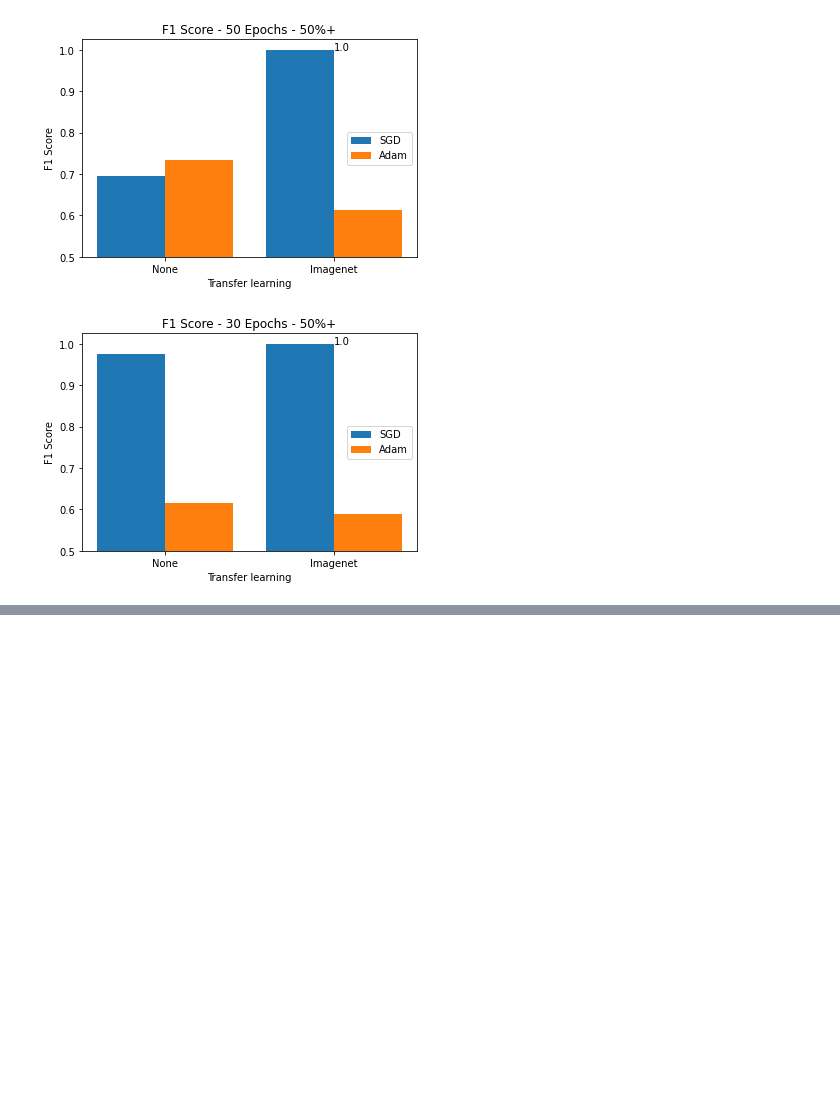
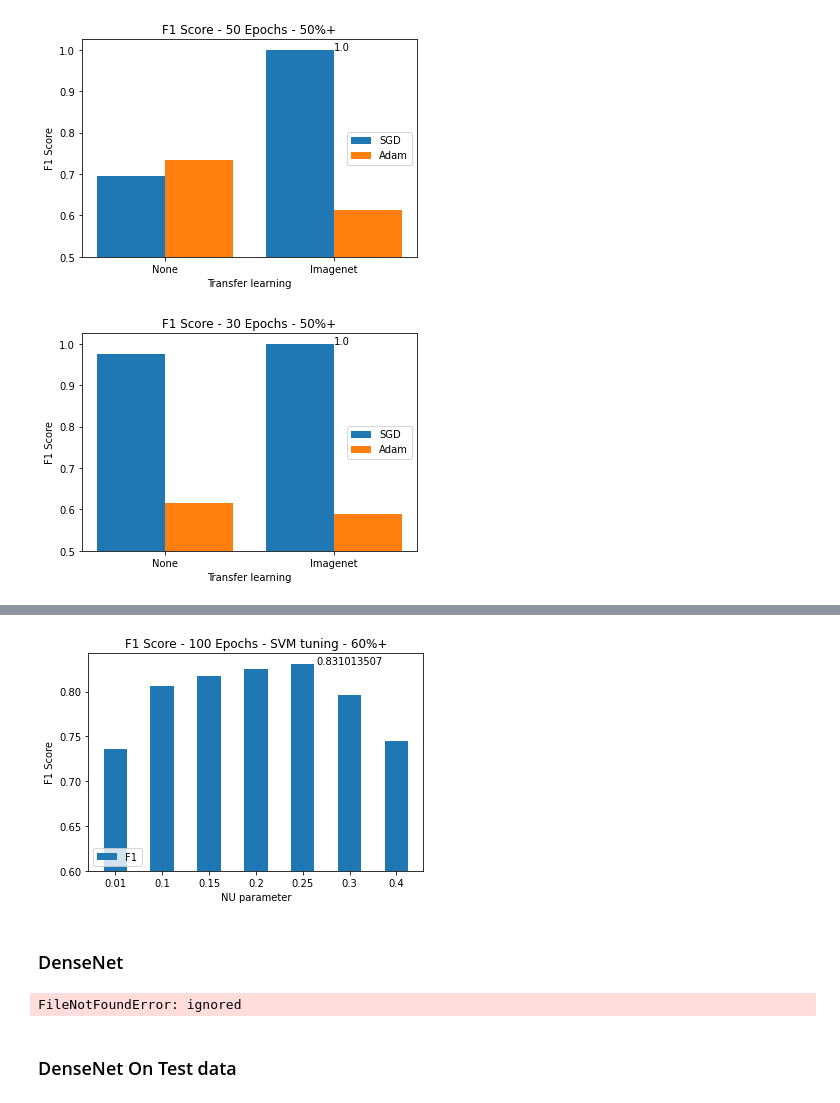
Before and after one commit to anlu1601/Machinelearning-in-wood-industry, a Jupyter notebook: Graphs.ipynb, the cells around one changed output, grey strips where cells are left out. Cells and saved outputs as stored; diff of their text form; code cells hidden in the pictures; blank space fills up the shorter version.

```diff
--- a/Graphs.ipynb
+++ b/Graphs.ipynb
@@ -110,0 +184,66 @@ plt.show()
+# %%
+
+X = ['0.01', '0.1', '0.15', '0.2', '0.25' , '0.3', '0.4']
+scale_factor = 0.6
+
+
+f1 = [0.7354664926,
+      0.8065630199,
+      0.8168784602,
+      0.8249909566,
+      0.831013507,
+      0.7956463007,
+      0.7443671431]
+
+f1 = [s - scale_factor if s - scale_factor > 0 else 0 for s in f1]
+
+X_axis = np.arange(len(X))
+
+plt.bar(X_axis, f1, 0.5, scale_factor, label = 'F1')
+
+plt.annotate(f1[4]+scale_factor, (4.3, f1[4]+scale_factor))
+
+plt.xticks(X_axis, X)
+plt.xlabel("NU parameter")
+plt.ylabel("F1 Score")
+plt.title("F1 Score - 100 Epochs - SVM tuning - 60%+")
+plt.legend(loc='lower left')
+#plt.savefig('F1scoreCV50ZF.png', bbox_inches='tight')
+plt.show()
+# %% [output]
+[figure, added]
+# %% [markdown]
+### DenseNet
+# %%
+
+f1 = []
+acc = []
+valacc = []
+loss = []
+valloss = []
+with open("/content/drive/MyDrive/Masterthesis/csv_files/densenet/f1_score.csv") as csvfile:
+    reader = csv.reader(csvfile, quoting=csv.QUOTE_NONNUMERIC) # change contents to floats
+    for row in reader: # each row is a list
+        f1 = row
+
+with open("/content/drive/MyDrive/Masterthesis/csv_files/densenet/acc.csv") as csvfile:
+    reader = csv.reader(csvfile, quoting=csv.QUOTE_NONNUMERIC) # change contents to floats
+    for row in reader: # each row is a list
+        acc = row
+
+with open("/content/drive/MyDrive/Masterthesis/csv_files/densenet/valacc.csv") as csvfile:
+    reader = csv.reader(csvfile, quoting=csv.QUOTE_NONNUMERIC) # change contents to floats
+    for row in reader: # each row is a list
+        valacc = row
+
+with open("/content/drive/MyDrive/Masterthesis/csv_files/densenet/loss.csv") as csvfile:
+    reader = csv.reader(csvfile, quoting=csv.QUOTE_NONNUMERIC) # change contents to floats
+    for row in reader: # each row is a list
+        loss = row
+
+with open("/content/drive/MyDrive/Masterthesis/csv_files/densenet/valloss.csv") as csvfile:
+    reader = csv.reader(csvfile, quoting=csv.QUOTE_NONNUMERIC) # change contents to floats
+    for row in reader: # each row is a list
+        valloss = row
+# %% [output]
+FileNotFoundError: ignored
@@ -110,0 +283,2 @@ plt.show()
+# %% [markdown]
+### DenseNet On Test data
```
Also changed, not shown: parts of 56 cells of this notebook.
